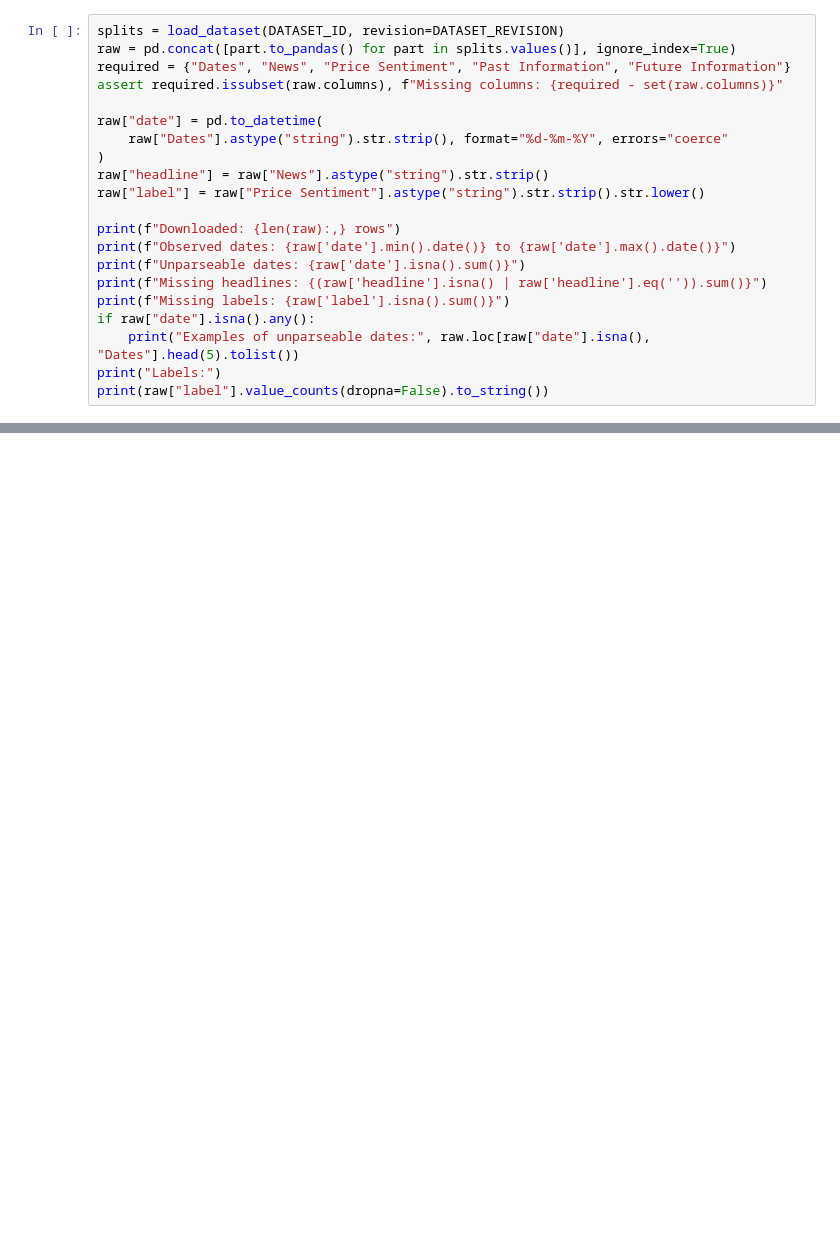
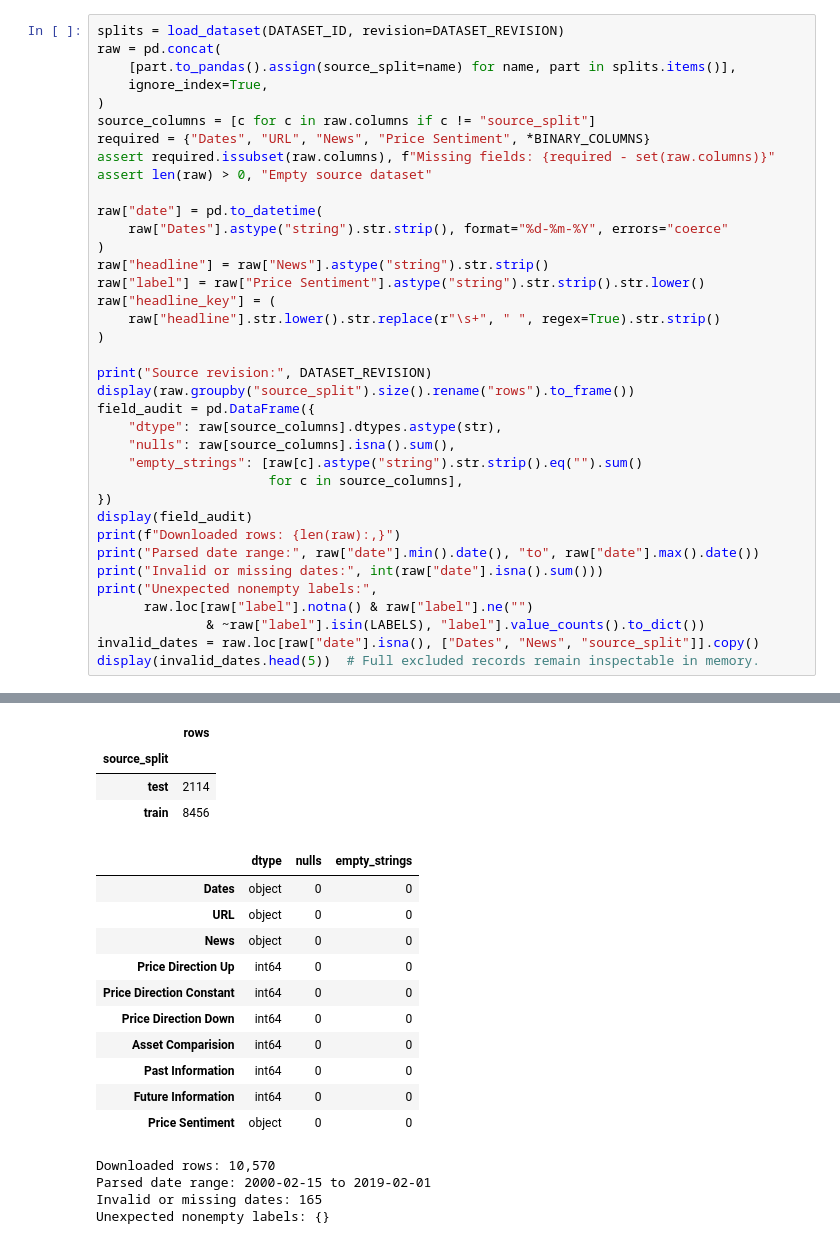
Before and after one commit to onsjd/Machine-learning-for-portfolio-management, a Jupyter notebook: 04_news_sentiment.ipynb, the cells around one changed output, grey strips where cells are left out. Cells and saved outputs as stored; diff of their text form; blank space fills up the shorter version.

```diff
--- a/04_news_sentiment.ipynb
+++ b/04_news_sentiment.ipynb
@@ -38,21 +57,38 @@ We check the **actual dates**, label values, missing fields and duplicate annota
 # %%
 splits = load_dataset(DATASET_ID, revision=DATASET_REVISION)
-raw = pd.concat([part.to_pandas() for part in splits.values()], ignore_index=True)
-required = {"Dates", "News", "Price Sentiment", "Past Information", "Future Information"}
-assert required.issubset(raw.columns), f"Missing columns: {required - set(raw.columns)}"
+raw = pd.concat(
+    [part.to_pandas().assign(source_split=name) for name, part in splits.items()],
+    ignore_index=True,
+)
+source_columns = [c for c in raw.columns if c != "source_split"]
+required = {"Dates", "URL", "News", "Price Sentiment", *BINARY_COLUMNS}
+assert required.issubset(raw.columns), f"Missing fields: {required - set(raw.columns)}"
+assert len(raw) > 0, "Empty source dataset"
 
 raw["date"] = pd.to_datetime(
     raw["Dates"].astype("string").str.strip(), format="%d-%m-%Y", errors="coerce"
 )
 raw["headline"] = raw["News"].astype("string").str.strip()
 raw["label"] = raw["Price Sentiment"].astype("string").str.strip().str.lower()
+raw["headline_key"] = (
+    raw["headline"].str.lower().str.replace(r"\s+", " ", regex=True).str.strip()
+)
 
-print(f"Downloaded: {len(raw):,} rows")
-print(f"Observed dates: {raw['date'].min().date()} to {raw['date'].max().date()}")
-print(f"Unparseable dates: {raw['date'].isna().sum()}")
-print(f"Missing headlines: {(raw['headline'].isna() | raw['headline'].eq('')).sum()}")
-print(f"Missing labels: {raw['label'].isna().sum()}")
-if raw["date"].isna().any():
-    print("Examples of unparseable dates:", raw.loc[raw["date"].isna(), "Dates"].head(5).tolist())
-print("Labels:")
-print(raw["label"].value_counts(dropna=False).to_string())
+print("Source revision:", DATASET_REVISION)
+display(raw.groupby("source_split").size().rename("rows").to_frame())
+field_audit = pd.DataFrame({
+    "dtype": raw[source_columns].dtypes.astype(str),
+    "nulls": raw[source_columns].isna().sum(),
+    "empty_strings": [raw[c].astype("string").str.strip().eq("").sum()
+                      for c in source_columns],
+})
+display(field_audit)
+print(f"Downloaded rows: {len(raw):,}")
+print("Parsed date range:", raw["date"].min().date(), "to", raw["date"].max().date())
+print("Invalid or missing dates:", int(raw["date"].isna().sum()))
+print("Unexpected nonempty labels:",
+      raw.loc[raw["label"].notna() & raw["label"].ne("")
+              & ~raw["label"].isin(LABELS), "label"].value_counts().to_dict())
+invalid_dates = raw.loc[raw["date"].isna(), ["Dates", "News", "source_split"]].copy()
+display(invalid_dates.head(5))  # Full excluded records remain inspectable in memory.
+# %% [output]
@@ -58,0 +97,19 @@ print(raw["label"].value_counts(dropna=False).to_string())
+|  | rows |
+| source_split |  |
+| test | 2114 |
+| train | 8456 |
+|  | dtype | nulls | empty_strings |
+| Dates | object | 0 | 0 |
+| URL | object | 0 | 0 |
+| News | object | 0 | 0 |
+| Price Direction Up | int64 | 0 | 0 |
+| Price Direction Constant | int64 | 0 | 0 |
+| Price Direction Down | int64 | 0 | 0 |
+| Asset Comparision | int64 | 0 | 0 |
+| Past Information | int64 | 0 | 0 |
+| Future Information | int64 | 0 | 0 |
+| Price Sentiment | object | 0 | 0 |
+Downloaded rows: 10,570
+Parsed date range: 2000-02-15 to 2019-02-01
+Invalid or missing dates: 165
+Unexpected nonempty labels: {}
```
Also changed, not shown: parts of 20 cells of this notebook.
